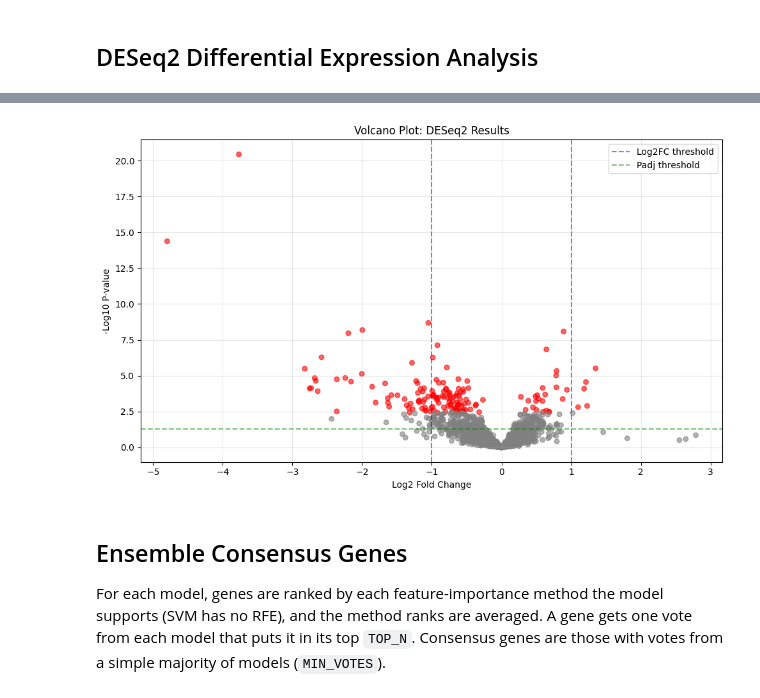
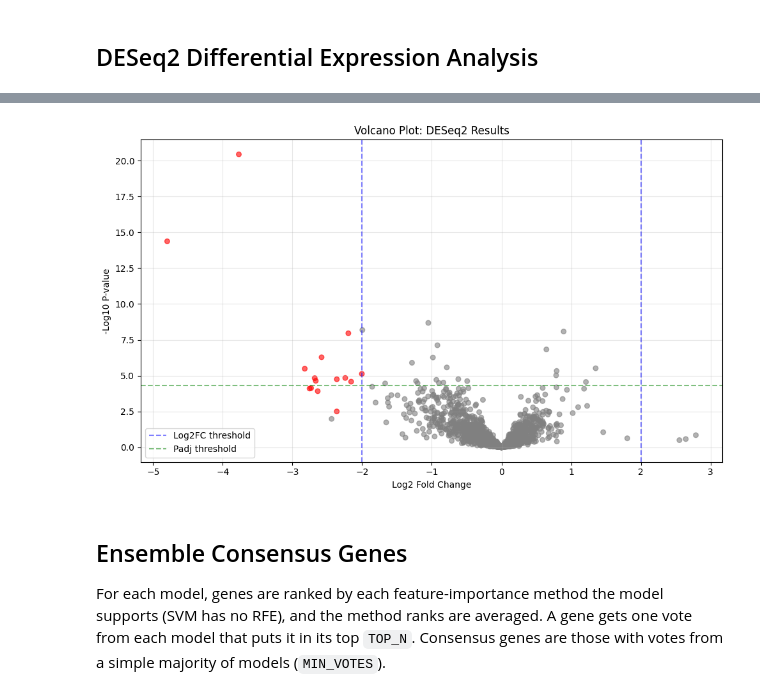
Before and after one commit to nasa/AI4LS, a Jupyter notebook: ML_PIPELINE/ML_Pipeline_Frontend.ipynb, the cells around one changed output, grey strips where cells are left out. Drawn from its saved outputs; the diff is of its cells as text; code cells hidden in the pictures.

```diff
--- a/ML_PIPELINE/ML_Pipeline_Frontend.ipynb
+++ b/ML_PIPELINE/ML_Pipeline_Frontend.ipynb
@@ -567,33 +567,33 @@ Gm31508 -2.582250 5.228859e-07 1.084491e-04  68.414918
 # %%
 if result:
     deseq2 = result.get('deseq2_results', {})
 
     if deseq2.get('success'):
         diff_genes = deseq2.get('differential_genes', [])
         if diff_genes:
             fig, ax = plt.subplots(figsize=(10, 6))
             log2fc = [g['log2_fold_change'] for g in diff_genes]
             neg_log10_pval = [-np.log10(max(g['pvalue'], 1e-300)) for g in diff_genes]
 
             # Color by significance
-            colors = ['red' if g['padj'] < 0.05 else 'gray' for g in diff_genes]
+            colors = ['red' if g['padj'] < 0.05 and abs(g['log2_fold_change']) > 2 else 'gray' for g in diff_genes]
 
             ax.scatter(log2fc, neg_log10_pval, c=colors, alpha=0.6, s=30)
-            ax.axvline(x=1, color='blue', linestyle='--', alpha=0.5, label='Log2FC threshold')
-            ax.axvline(x=-1, color='blue', linestyle='--', alpha=0.5)
-            ax.axhline(y=-np.log10(0.05), color='green', linestyle='--', alpha=0.5, label='Padj threshold')
+            ax.axvline(x=2, color='blue', linestyle='--', alpha=0.5, label='Log2FC threshold')
+            ax.axvline(x=-2, color='blue', linestyle='--', alpha=0.5)
+            ax.axhline(y=-np.log2(0.05), color='green', linestyle='--', alpha=0.5, label='Padj threshold')
 
             ax.set_xlabel('Log2 Fold Change')
             ax.set_ylabel('-Log10 P-value')
             ax.set_title('Volcano Plot: DESeq2 Results')
             ax.legend()
             ax.grid(alpha=0.3)
             plt.tight_layout()
             plt.show()
 else:
     print("Run pipeline first")
 # %% [output]
-[figure, old version]
+[figure, new version]
 # %% [markdown]
 ## Ensemble Consensus Genes
 
```
Also changed, not shown: parts of 12 cells of this notebook, 2 other files.
